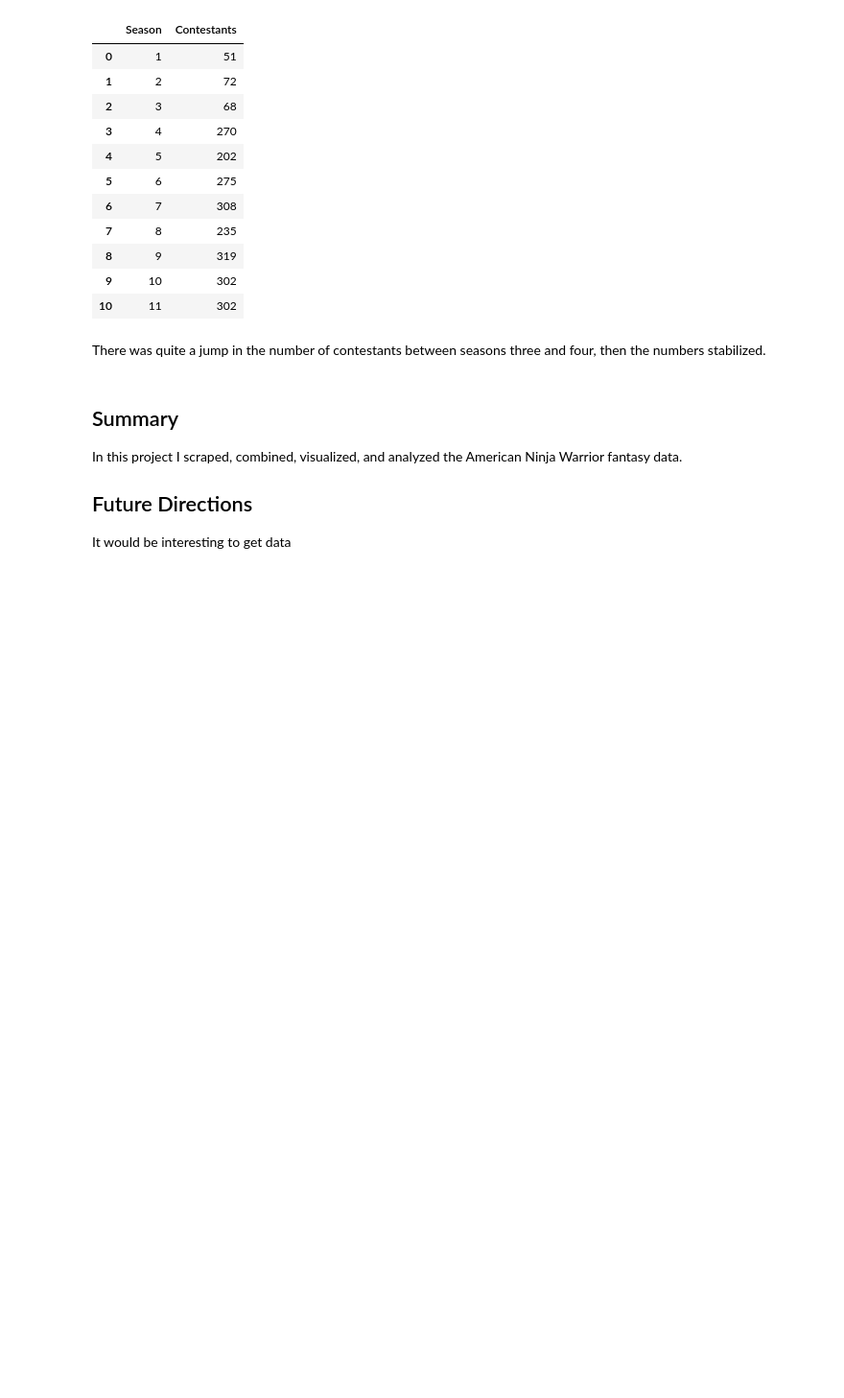
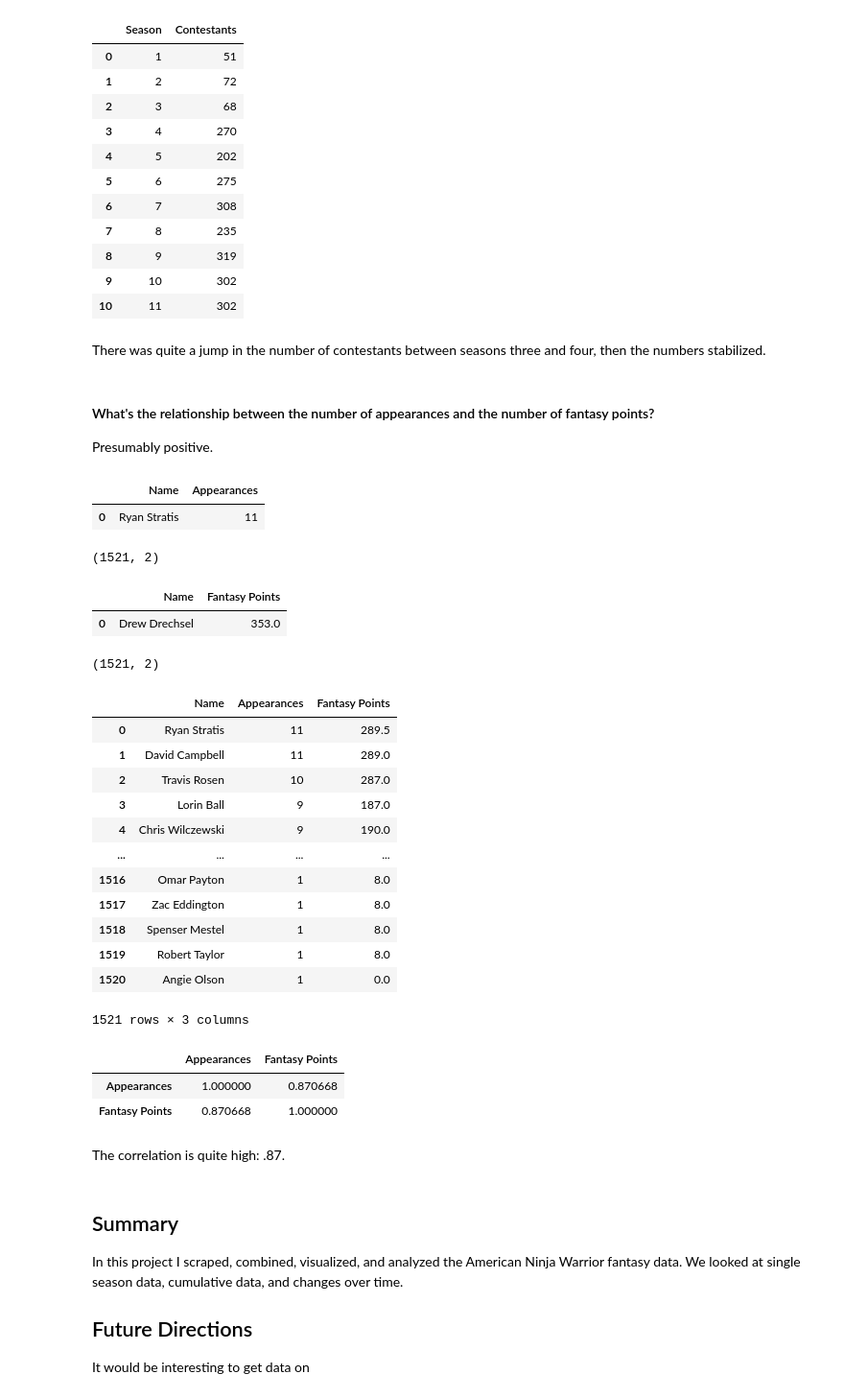
Before and after one commit to discdiver/ninja-warrior-analysis, a Jupyter notebook: analysis.ipynb, the cells around one changed output. Shown: that part at 96% size. Cells and saved outputs as stored; diff of their text form; code cells hidden in the pictures; blank space fills up the shorter version.

Commit message:
adds relationship between appearances and points

```diff
--- a/analysis.ipynb
+++ b/analysis.ipynb
@@ -264,11 +264,58 @@ fig5.update_layout(
 fig5.update_yaxes(range=[0, 350])
 # %% [markdown]
 There was quite a jump in the number of contestants between seasons three and four, then the numbers stabilized.
+# %% [markdown]
+#### What's the relationship between the number of appearances and the number of fantasy points?
+
+Presumably positive.
+# %%
+df_appearances.head(1)
+# %% [output]
+|  | Name | Appearances |
+| 0 | Ryan Stratis | 11 |
+# %%
+df_appearances.shape
+# %% [output]
+(1521, 2)
+# %%
+df_totals.head(1)
+# %% [output]
+|  | Name | Fantasy Points |
+| 0 | Drew Drechsel | 353.0 |
+# %%
+df_totals.shape
+# %% [output]
+(1521, 2)
+# %%
+df_cumulative = pd.merge(df_appearances, df_totals)
+df_cumulative
+# %% [output]
+|  | Name | Appearances | Fantasy Points |
+| 0 | Ryan Stratis | 11 | 289.5 |
+| 1 | David Campbell | 11 | 289.0 |
+| 2 | Travis Rosen | 10 | 287.0 |
+| 3 | Lorin Ball | 9 | 187.0 |
+| 4 | Chris Wilczewski | 9 | 190.0 |
+| ... | ... | ... | ... |
+| 1516 | Omar Payton | 1 | 8.0 |
+| 1517 | Zac Eddington | 1 | 8.0 |
+| 1518 | Spenser Mestel | 1 | 8.0 |
+| 1519 | Robert Taylor | 1 | 8.0 |
+| 1520 | Angie Olson | 1 | 0.0 |
+1521 rows × 3 columns
+# %%
+df_cumulative.corr()
+# %% [output]
+|  | Appearances | Fantasy Points |
+| Appearances | 1.000000 | 0.870668 |
+| Fantasy Points | 0.870668 | 1.000000 |
+# %% [markdown]
+The correlation is quite high: .87.
 # %% [markdown]
 ## Summary
 
-In this project I scraped, combined, visualized, and analyzed the American Ninja Warrior fantasy data.
+In this project I scraped, combined, visualized, and analyzed the American Ninja Warrior fantasy data. We looked at single season data, cumulative data, and changes over time.
 
 ## Future Directions
 
-It would be interesting to get data
+It would be interesting to get data on
```
Also changed, not shown: 1 other file.
